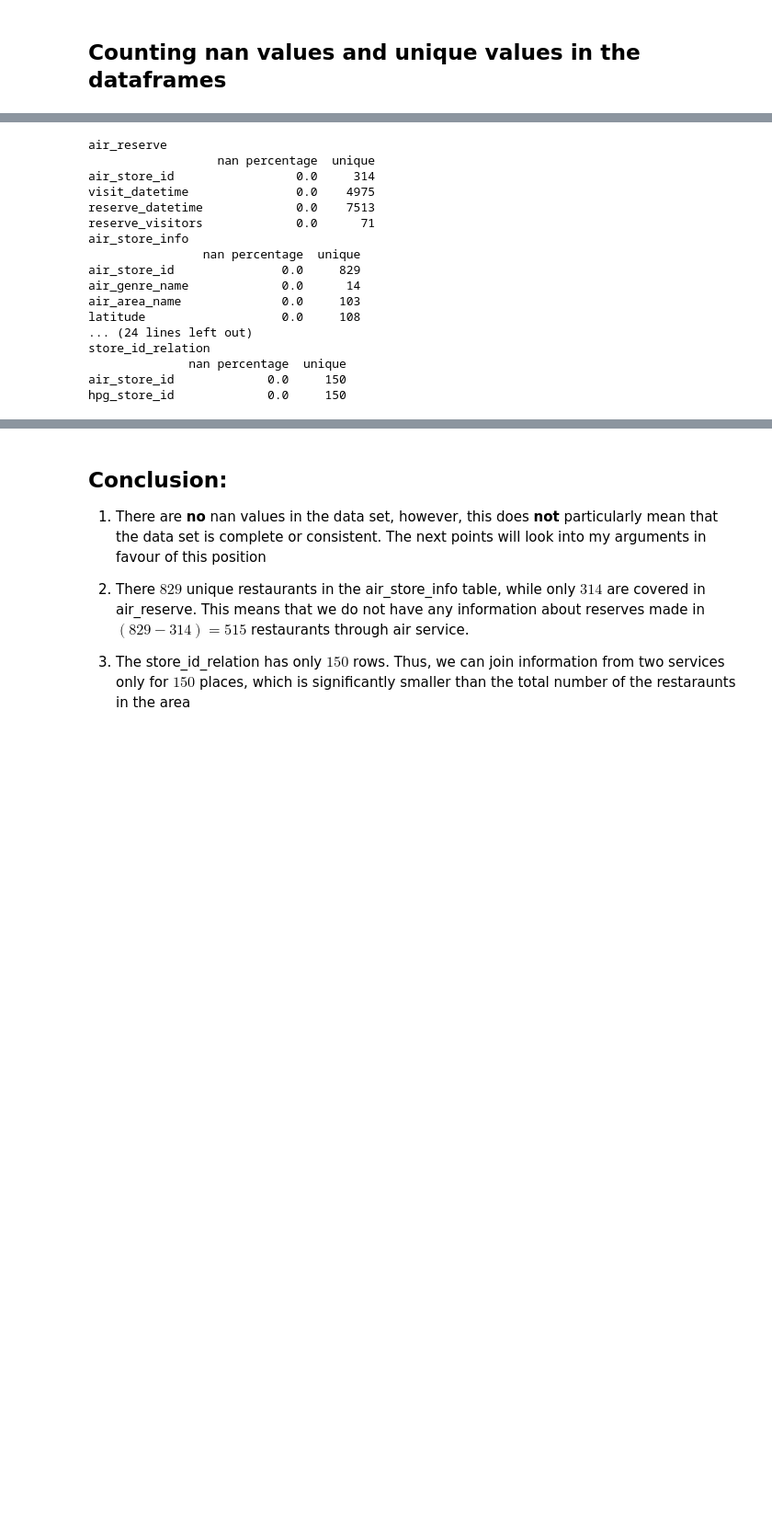
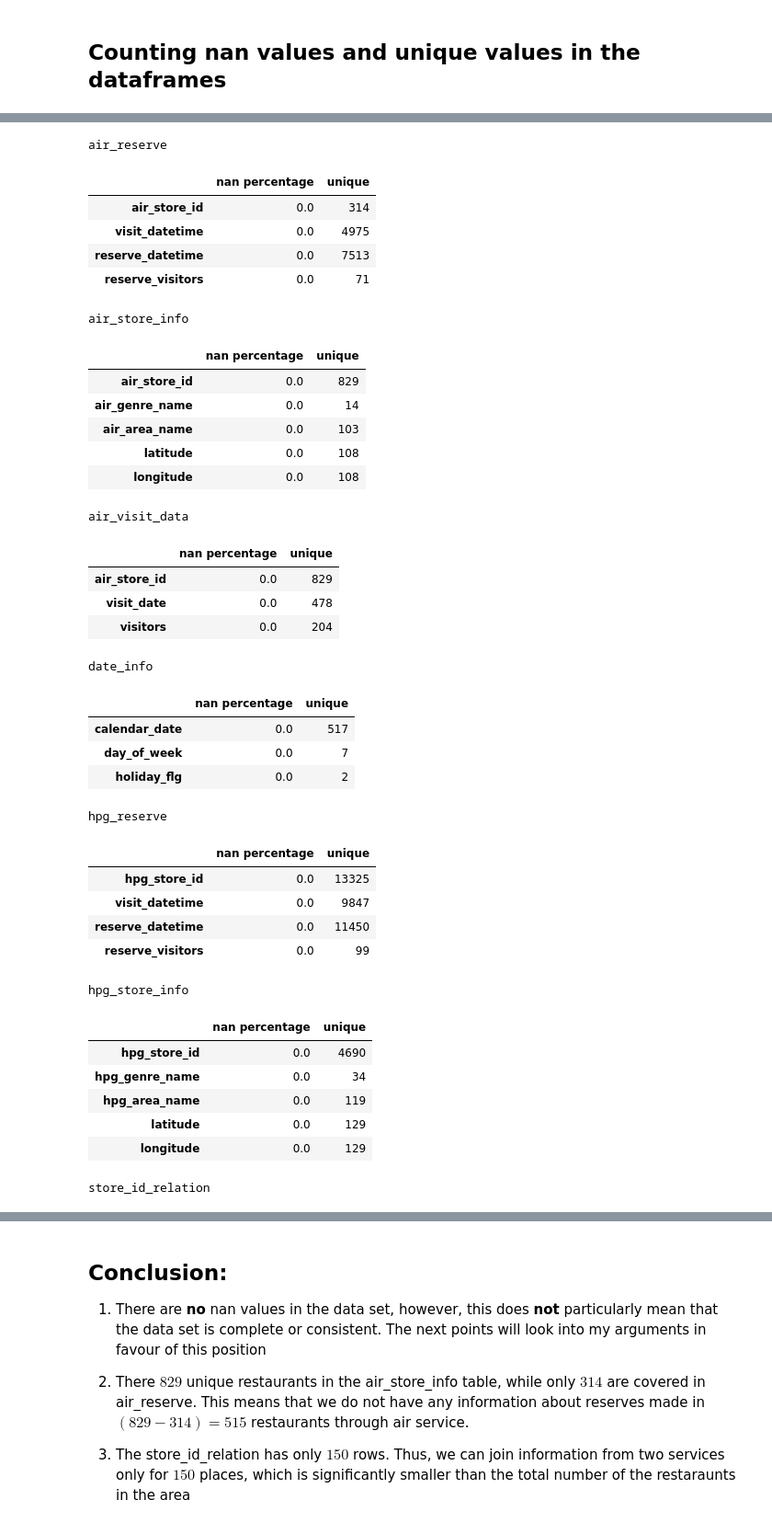
Before and after one commit to alxdrzd/restaurant-visitor-eda, a Jupyter notebook: notebooks/01_eda.ipynb, the cells around one changed output, grey strips where cells are left out. Shown at 92% size. Drawn from its saved outputs; the diff is of its cells as text; code cells hidden in the pictures; blank space fills up the shorter version.

```diff
--- a/notebooks/01_eda.ipynb
+++ b/notebooks/01_eda.ipynb
@@ -39,23 +38,43 @@ from restaurant_visitor_eda.dataset import count_unique_and_nans
 # %%
 for i, df in enumerate(data_frames):
     print(data_frames_names[i])
-    #display(count_unique_and_nans(df))
-    print(count_unique_and_nans(df))
+    display(count_unique_and_nans(df))
+    #print(count_unique_and_nans(df))
 # %% [output]
 air_reserve
-                  nan percentage  unique
-air_store_id                 0.0     314
-visit_datetime               0.0    4975
-reserve_datetime             0.0    7513
-reserve_visitors             0.0      71
-air_store_info
-                nan percentage  unique
-air_store_id               0.0     829
-air_genre_name             0.0      14
-air_area_name              0.0     103
-latitude                   0.0     108
-... (24 lines left out)
-store_id_relation
-              nan percentage  unique
-air_store_id             0.0     150
-hpg_store_id             0.0     150
+|  | nan percentage | unique |
+| air_store_id | 0.0 | 314 |
+| visit_datetime | 0.0 | 4975 |
+| reserve_datetime | 0.0 | 7513 |
+| reserve_visitors | 0.0 | 71 |
+air_store_info
+|  | nan percentage | unique |
+| air_store_id | 0.0 | 829 |
+| air_genre_name | 0.0 | 14 |
+| air_area_name | 0.0 | 103 |
+| latitude | 0.0 | 108 |
+| longitude | 0.0 | 108 |
+air_visit_data
+|  | nan percentage | unique |
+| air_store_id | 0.0 | 829 |
+| visit_date | 0.0 | 478 |
+| visitors | 0.0 | 204 |
+date_info
+|  | nan percentage | unique |
+| calendar_date | 0.0 | 517 |
+| day_of_week | 0.0 | 7 |
+| holiday_flg | 0.0 | 2 |
+hpg_reserve
+|  | nan percentage | unique |
+| hpg_store_id | 0.0 | 13325 |
+| visit_datetime | 0.0 | 9847 |
+| reserve_datetime | 0.0 | 11450 |
+| reserve_visitors | 0.0 | 99 |
+hpg_store_info
+|  | nan percentage | unique |
+| hpg_store_id | 0.0 | 4690 |
+| hpg_genre_name | 0.0 | 34 |
+| hpg_area_name | 0.0 | 119 |
+| latitude | 0.0 | 129 |
+| longitude | 0.0 | 129 |
+store_id_relation
```
Also changed, not shown: parts of 7 cells of this notebook, 1 other file.
